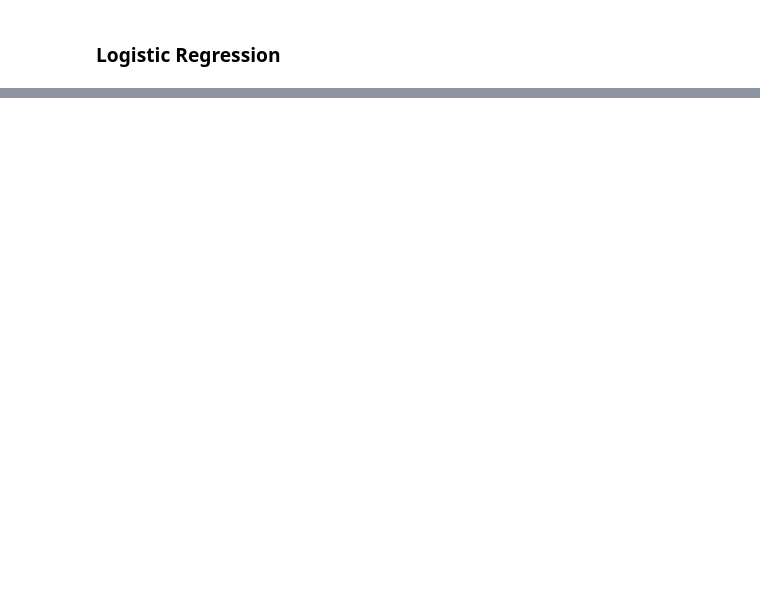
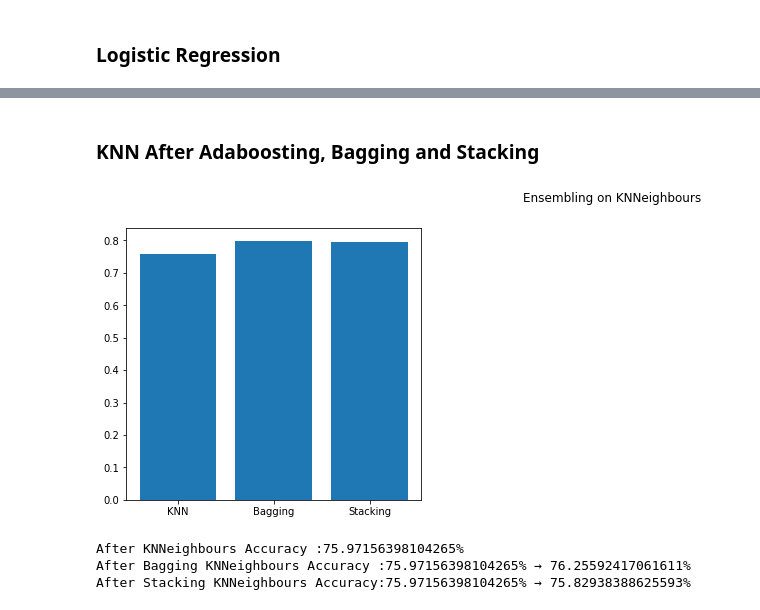
Before and after one commit to Eddie2111/ML-practices, a Jupyter notebook: Telco Customer Data/TELCO.ipynb, the cells around one changed output, grey strips where cells are left out. Cells and saved outputs as stored; diff of their text form; code cells hidden in the pictures; blank space fills up the shorter version.

```diff
--- a/Telco Customer Data/TELCO.ipynb
+++ b/Telco Customer Data/TELCO.ipynb
@@ -266,0 +337,19 @@ plt.show()
+# %%
+from sklearn.ensemble import StackingClassifier
+x_train, x_test, y_train, y_test = train_test_split(x, y, test_size=0.3, random_state=42)
+
+
+stacking_logreg = StackingClassifier(estimators=[('lr', logreg), ('dt', dectree), ('knn', knn)], final_estimator=LogisticRegression())
+stacking_logreg.fit(x_train, y_train)
+
+stacking_decTree = StackingClassifier(estimators=[('lr', logreg), ('dt', dectree), ('knn', knn)], final_estimator=DecisionTreeClassifier())
+stacking_decTree.fit(x_train, y_train)
+
+stacking_knn = StackingClassifier(estimators=[('lr', logreg), ('dt', dectree), ('knn', knn)], final_estimator=KNeighborsClassifier())
+stacking_knn.fit(x_train, y_train)
+
+stacking = [stacking_logreg.score(x_test, y_test), stacking_decTree.score(x_test, y_test), stacking_knn.score(x_test, y_test)]
+
+print("After Bagging Logistic Regression Accuracy : {} → {}" .format(LRTest, stacking_logreg.score(x_test, y_test)))
+print("After Bagging Decision Tree Accuracy : {} → {}" .format(DTTest, stacking_decTree.score(x_test, y_test)))
+print("After Bagging KNNeighbour Accuracy : {} → {}" .format(knnTest, stacking_knn.score(x_test, y_test)))
@@ -266,0 +384,21 @@ plt.show()
+# %% [markdown]
+### KNN After Adaboosting, Bagging and Stacking
+# %%
+names = ['KNN', 'Bagging', 'Stacking']
+values = [knnTest, bagging[0], stacking[0]]
+
+plt.figure(figsize=(18, 5))
+
+plt.subplot(131)
+plt.bar(names, values)
+plt.suptitle('Ensembling on KNNeighbours')
+plt.show()
+
+print("After KNNeighbours Accuracy :{}%" .format(knnTest*100))
+print("After Bagging KNNeighbours Accuracy :{}% → {}%" .format(knnTest*100, bagging[2]*100))
+print("After Stacking KNNeighbours Accuracy:{}% → {}%" .format(knnTest*100, stacking[2]*100))
+# %% [output]
+[figure, added]
+After KNNeighbours Accuracy :75.97156398104265%
+After Bagging KNNeighbours Accuracy :75.97156398104265% → 76.25592417061611%
+After Stacking KNNeighbours Accuracy:75.97156398104265% → 75.82938388625593%
```
Also changed, not shown: parts of 20 cells of this notebook.
